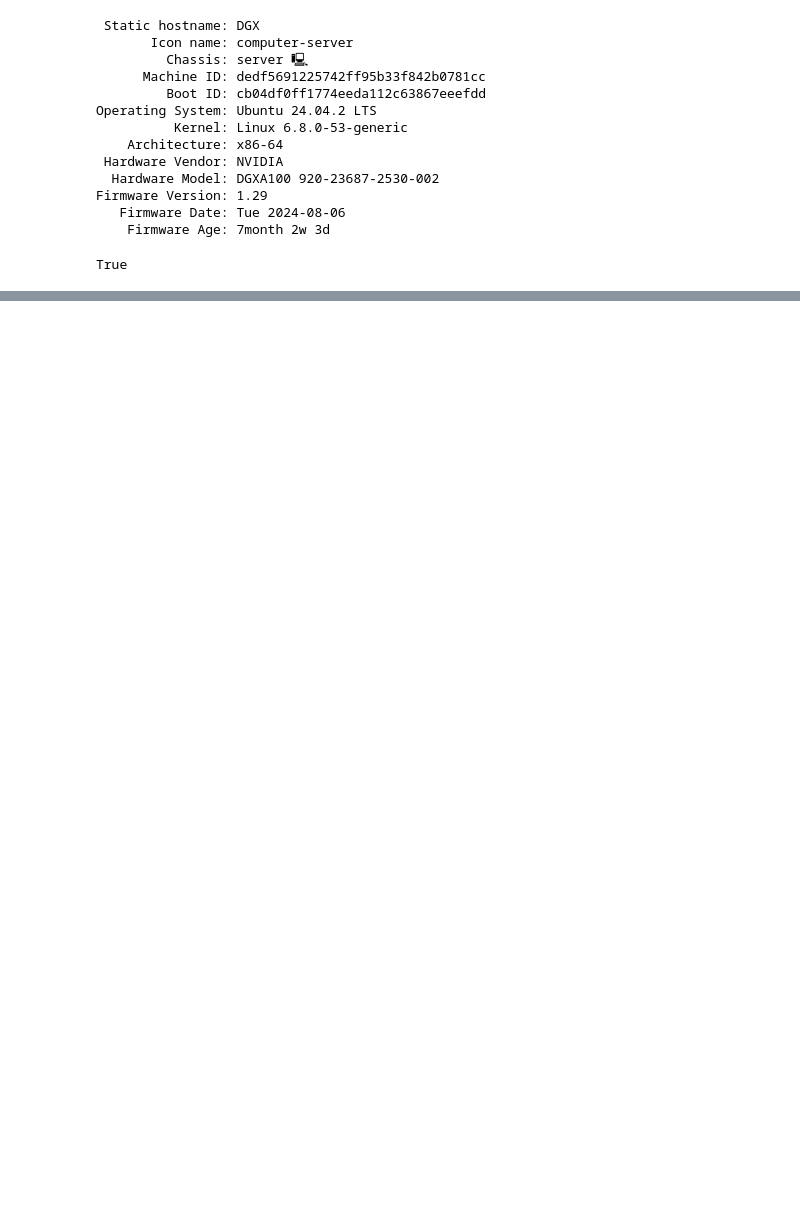
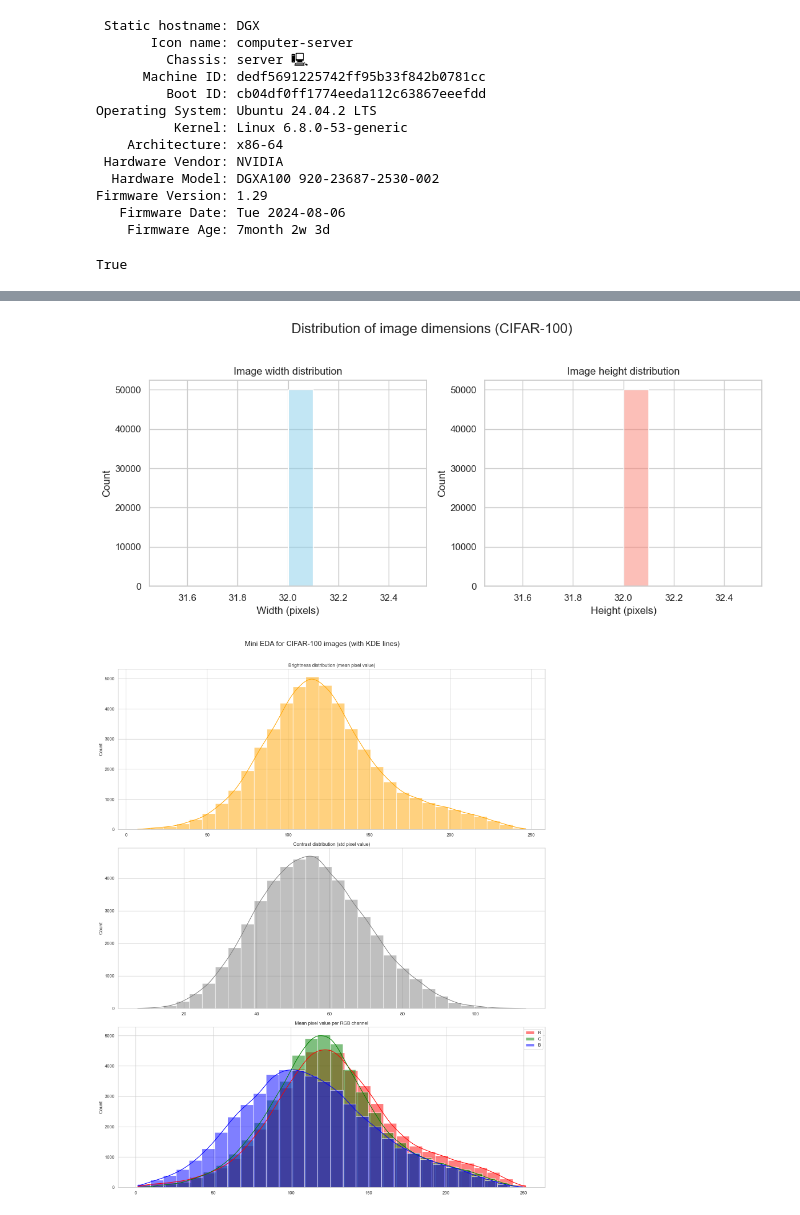
Before and after one commit to ilyarekun/NN_DeiT_25, a Jupyter notebook: notebooks/data_preprocessing.ipynb, the cells around one changed output, grey strips where cells are left out. Saved outputs shown, nothing was run; the diff lists cells and outputs as text; code cells hidden in the pictures; blank space fills up the shorter version.

```diff
--- a/notebooks/data_preprocessing.ipynb
+++ b/notebooks/data_preprocessing.ipynb
@@ -34,0 +113,79 @@ Path to dataset files: /home/ir739wb/.cache/kagglehub/datasets/fedesoriano/cifar
+# %%
+import numpy as np
+import matplotlib.pyplot as plt
+import seaborn as sns
+
+# 📊 Functions for computing brightness and contrast
+def compute_brightness(img):
+    return np.mean(img)
+
+def compute_contrast(img):
+    return np.std(img)
+
+def compute_rgb_means(img):
+    return np.mean(img[:, :, 0]), np.mean(img[:, :, 1]), np.mean(img[:, :, 2])
+
+#  Calculate metrics for all images
+widths, heights = [], []
+brightness_list, contrast_list = [], []
+r_means, g_means, b_means = [], [], []
+
+for img in df['image']:
+    h, w, _ = img.shape
+    widths.append(w)
+    heights.append(h)
+    brightness_list.append(compute_brightness(img))
+    contrast_list.append(compute_contrast(img))
+    r, g, b = compute_rgb_means(img)
+    r_means.append(r)
+    g_means.append(g)
+    b_means.append(b)
+
+#  Plotting
+sns.set(style="whitegrid")
+
+# 1️⃣ Image dimensions (width and height distribution)
+plt.figure(figsize=(11, 5))
+
+plt.subplot(1, 2, 1)
+sns.histplot(widths, bins=10, kde=True, color='skyblue')
+plt.title("Image width distribution")
+plt.xlabel("Width (pixels)")
+plt.ylabel("Count")
+
+plt.subplot(1, 2, 2)
+sns.histplot(heights, bins=10, kde=True, color='salmon')
+plt.title("Image height distribution")
+plt.xlabel("Height (pixels)")
+plt.ylabel("Count")
+
+plt.suptitle("Distribution of image dimensions (CIFAR-100)", fontsize=16)
+plt.tight_layout(rect=[0, 0, 1, 0.95])
+plt.show()
+
+plt.figure(figsize=(16, 20))
+
+# 1️ Brightness distribution
+plt.subplot(3, 1, 1)
+sns.histplot(brightness_list, bins=30, kde=True, color='orange')
+plt.title("Brightness distribution (mean pixel value)")
+
+# 2️ Contrast distribution
+plt.subplot(3, 1, 2)
+sns.histplot(contrast_list, bins=30, kde=True, color='gray')
+plt.title("Contrast distribution (std pixel value)")
+
+# 3️ RGB channel means
+plt.subplot(3, 1, 3)
+sns.histplot(r_means, bins=30, kde=True, color='red', label='R', alpha=0.5)
+sns.histplot(g_means, bins=30, kde=True, color='green', label='G', alpha=0.5)
+sns.histplot(b_means, bins=30, kde=True, color='blue', label='B', alpha=0.5)
+plt.legend()
+plt.title("Mean pixel value per RGB channel")
+
+plt.suptitle("Mini EDA for CIFAR-100 images (with KDE lines)", fontsize=18)
+plt.tight_layout(rect=[0, 0, 1, 0.97])
+plt.show()
+# %% [output]
+[figure, added]
+[figure, added]
```
Also changed, not shown: parts of 7 cells of this notebook.
